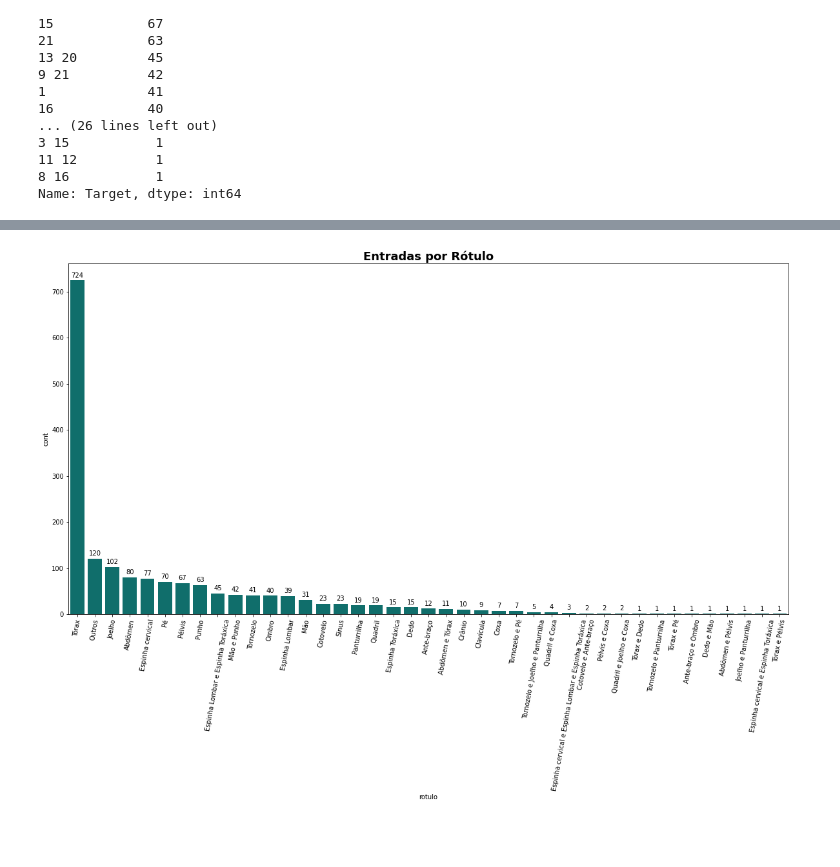
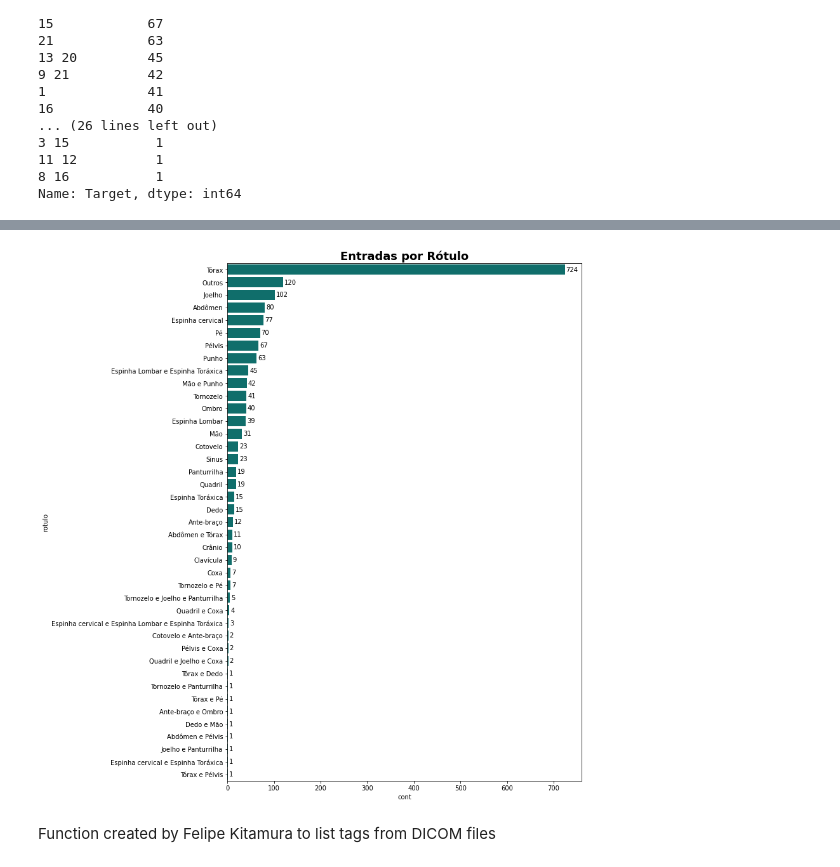
Before and after one commit to guilhermeguy/final-report-puc, a Jupyter notebook: xray_classifier.ipynb, the cells around one changed output, grey strips where cells are left out. Drawn from its saved outputs; the diff is of its cells as text; code cells hidden in the pictures; blank space fills up the shorter version.

Commit message:
tag list

```diff
--- a/xray_classifier.ipynb
+++ b/xray_classifier.ipynb
@@ -88,16 +109,18 @@ cont_rotulos
 # %%
-plt.figure(figsize=(20,10))
-xs = cont_rotulos['rotulo']
-ys = cont_rotulos['cont']
+plt.figure(figsize=(10,15))
+ys = cont_rotulos['rotulo']
+xs = cont_rotulos['cont']
 sns.barplot(x=xs, y=ys, color='#007e7a')
-plt.xticks(rotation=80)
+# plt.xticks(rotation=80)
 plt.title('Entradas por Rótulo', fontdict={'fontsize': 18, 'fontweight': 'bold'})
-xi = 0
+yi = 0
 for x, y in zip(xs, ys):
-  plt.annotate(y, (xi, y), textcoords='offset points', xytext=(0, 5), ha='center')
-  xi +=1
+  plt.annotate(x, (x, yi), textcoords='offset points', xytext=(2, 0), va='center')
+  yi +=1
 # %% [output]
-[figure, old version]
+[figure, new version]
+# %% [markdown]
+Function created by Felipe Kitamura to list tags from DICOM files
 # %%
 def dcmtag2table(folder, list_of_tags):
     """
```
Also changed, not shown: parts of 2 cells of this notebook.
